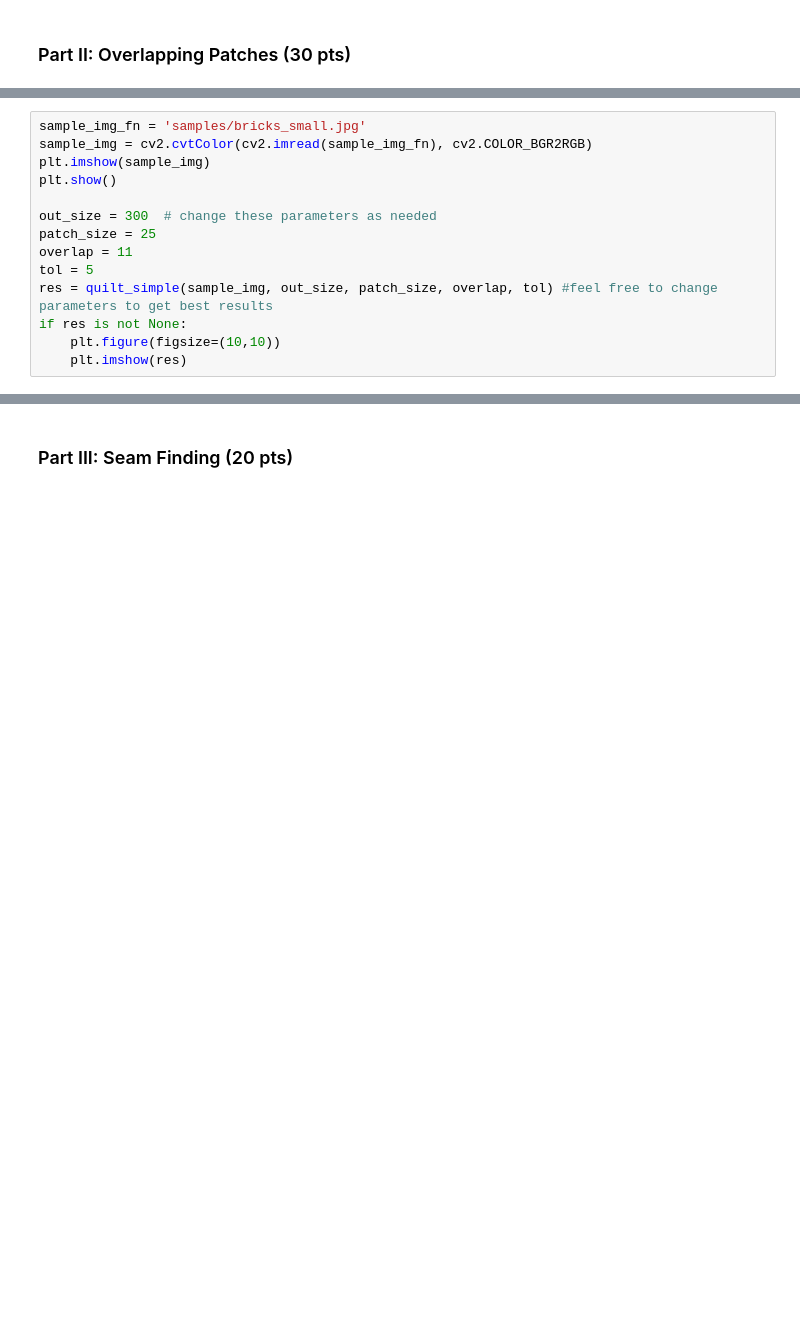
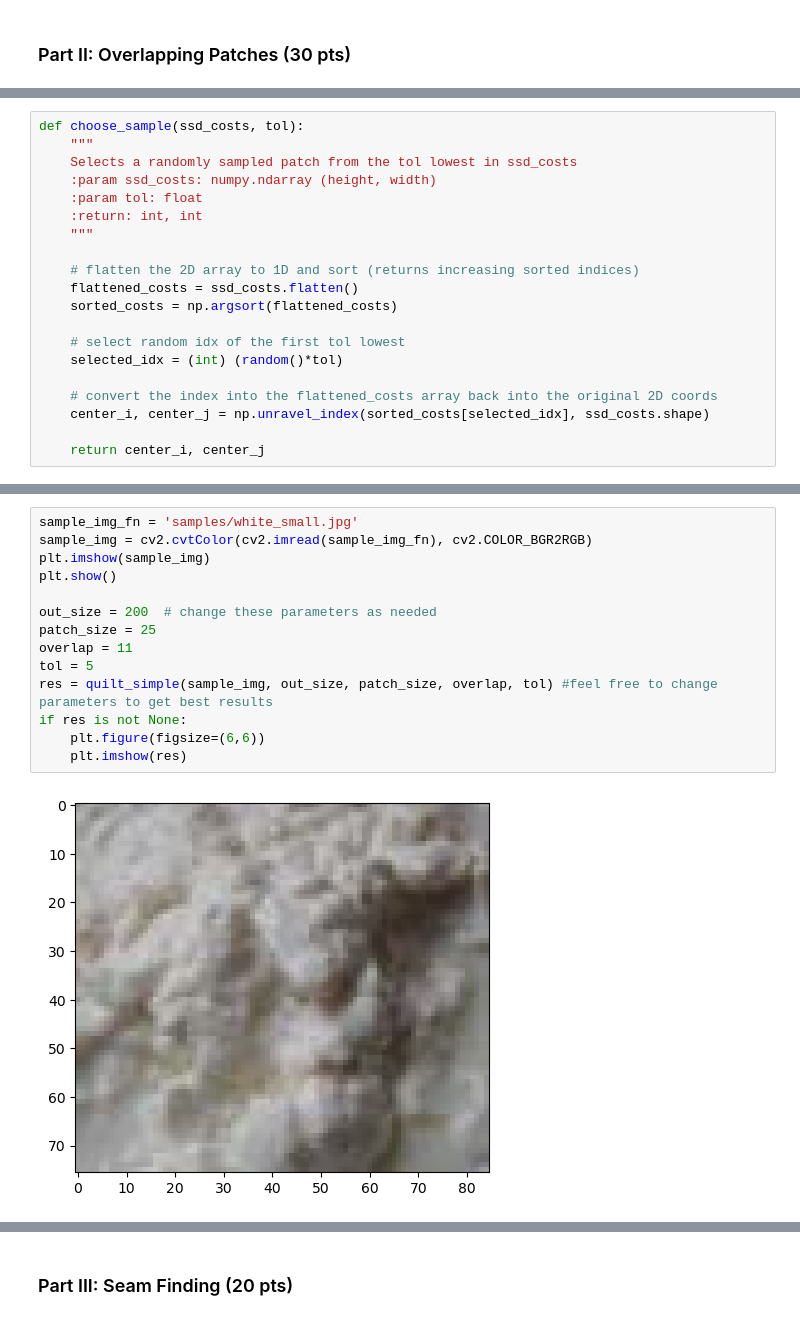
Before and after one commit to leahlud/image-quilting, a Jupyter notebook: image_quilting.ipynb, the cells around one changed output, grey strips where cells are left out. Cells and saved outputs as stored; diff of their text form; blank space fills up the shorter version.

```diff
--- a/image_quilting.ipynb
+++ b/image_quilting.ipynb
@@ -62,0 +109,20 @@ def quilt_simple(sample, out_size, patch_size, overlap, tol):
+# %%
+def choose_sample(ssd_costs, tol):
+    """
+    Selects a randomly sampled patch from the tol lowest in ssd_costs
+    :param ssd_costs: numpy.ndarray (height, width)
+    :param tol: float
+    :return: int, int
+    """
+
+    # flatten the 2D array to 1D and sort (returns increasing sorted indices)
+    flattened_costs = ssd_costs.flatten()
+    sorted_costs = np.argsort(flattened_costs)
+
+    # select random idx of the first tol lowest
+    selected_idx = (int) (random()*tol)
+
+    # convert the index into the flattened_costs array back into the original 2D coords
+    center_i, center_j = np.unravel_index(sorted_costs[selected_idx], ssd_costs.shape)
+
+    return center_i, center_j
@@ -63,14 +183,16 @@ def quilt_simple(sample, out_size, patch_size, overlap, tol):
 # %%
-sample_img_fn = 'samples/bricks_small.jpg'
+sample_img_fn = 'samples/white_small.jpg'
 sample_img = cv2.cvtColor(cv2.imread(sample_img_fn), cv2.COLOR_BGR2RGB)
 plt.imshow(sample_img)
 plt.show()
 
-out_size = 300  # change these parameters as needed
+out_size = 200  # change these parameters as needed
 patch_size = 25
 overlap = 11
 tol = 5
 res = quilt_simple(sample_img, out_size, patch_size, overlap, tol) #feel free to change parameters to get best results
 if res is not None:
-    plt.figure(figsize=(10,10))
+    plt.figure(figsize=(6,6))
     plt.imshow(res)
+# %% [output]
+[figure, added]
```
Also changed, not shown: parts of 7 cells of this notebook.
